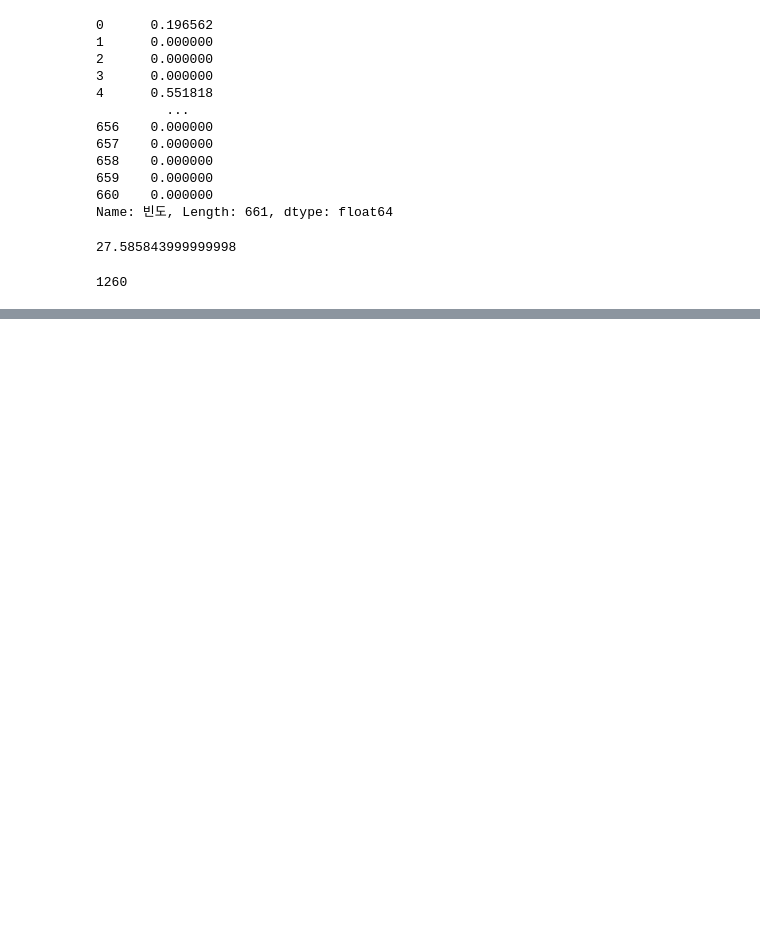
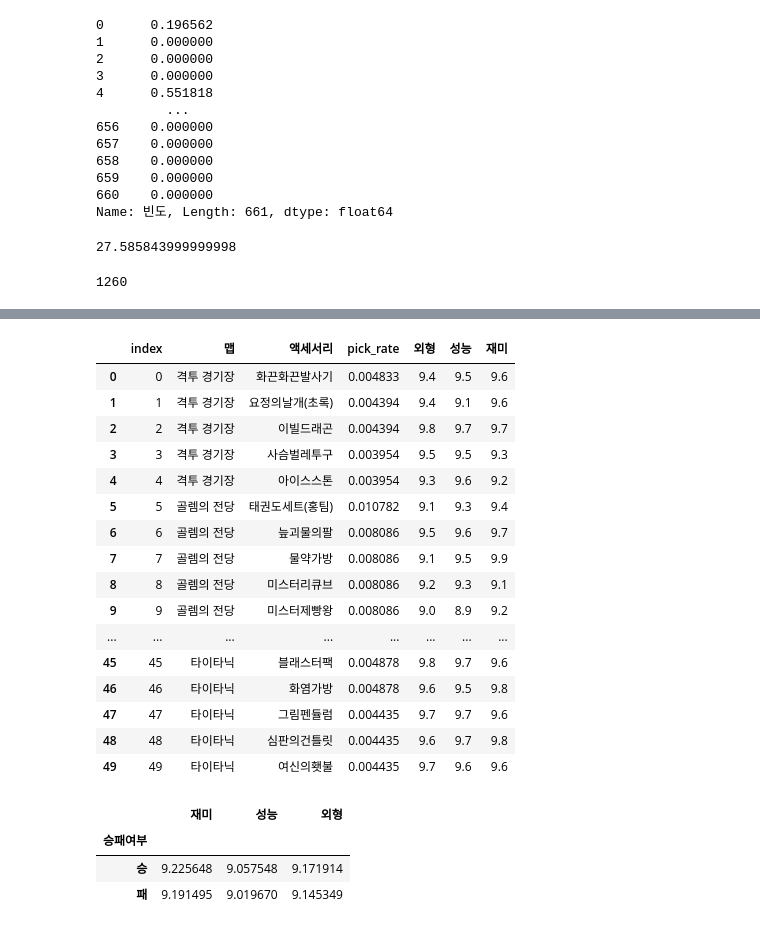
Before and after one commit to kimjaehyeonC/Toy_Getamped, a Jupyter notebook: getamped_log_generator.ipynb, the cells around one changed output, grey strips where cells are left out. Saved outputs shown, nothing was run; the diff lists cells and outputs as text; code cells hidden in the pictures; blank space fills up the shorter version.

```diff
--- a/getamped_log_generator.ipynb
+++ b/getamped_log_generator.ipynb
@@ -389,0 +396,7 @@ tendency_score_per_user = total_df.groupby(['플레이세션ID', '유저ID'])[['
+# %%
+# 픽률 top 10 액세서리
+
+session_table = total_df.drop_duplicates(subset = ['플레이세션ID', '유저ID'])
+session_num = len(session_table)
+pick_rate_table = (session_table.groupby('액세서리')[['액세서리']].count()/session_num).rename(columns = {'액세서리' :'pick_rate'}).sort_values('pick_rate', ascending = False).reset_index()
+pick_rate_table.head(10)
@@ -389,0 +483,6 @@ tendency_score_per_user = total_df.groupby(['플레이세션ID', '유저ID'])[['
+# %%
+# 주요 맵별 픽률
+main_maps = top_maps + pop_maps + mid_maps
+
+acc_count_per_map = session_table.groupby(['맵', '액세서리']).count()[['유저ID']].reset_index().rename(columns = {'유저ID' : 'count'})
+total_by_map = acc_count_per_map.groupby('맵')[['count']].sum().reset_index().rename(columns = {'count' : 'total_cnt'})
@@ -389,0 +503,5 @@ tendency_score_per_user = total_df.groupby(['플레이세션ID', '유저ID'])[['
+# %%
+total_by_main_map = acc_count_per_map.merge(total_by_map[total_by_map['맵'].isin(main_maps)], on = '맵', how = 'left')[acc_count_per_map['맵'].isin(main_maps)].reset_index(drop = True).astype({'total_cnt' : int})
+total_by_main_map['pick_rate'] = total_by_main_map['count']/total_by_main_map['total_cnt']
+
+total_by_main_map
@@ -389,0 +522,30 @@ tendency_score_per_user = total_df.groupby(['플레이세션ID', '유저ID'])[['
+# %%
+total_by_main_map_top5 = total_by_main_map.groupby('맵').apply(lambda x: x.nlargest(5, 'pick_rate')).reset_index(drop = True)
+total_by_main_map_top5.merge(df_score, on = '액세서리', how = 'left')[['맵', '액세서리', 'pick_rate', '외형', '성능', '재미']].reset_index()
+# %% [output]
+|  | index | 맵 | 액세서리 | pick_rate | 외형 | 성능 | 재미 |
+| 0 | 0 | 격투 경기장 | 화끈화끈발사기 | 0.004833 | 9.4 | 9.5 | 9.6 |
+| 1 | 1 | 격투 경기장 | 요정의날개(초록) | 0.004394 | 9.4 | 9.1 | 9.6 |
+| 2 | 2 | 격투 경기장 | 이빌드래곤 | 0.004394 | 9.8 | 9.7 | 9.7 |
+| 3 | 3 | 격투 경기장 | 사슴벌레투구 | 0.003954 | 9.5 | 9.5 | 9.3 |
+| 4 | 4 | 격투 경기장 | 아이스스톤 | 0.003954 | 9.3 | 9.6 | 9.2 |
+| 5 | 5 | 골렘의 전당 | 태권도세트(홍팀) | 0.010782 | 9.1 | 9.3 | 9.4 |
+| 6 | 6 | 골렘의 전당 | 늪괴물의팔 | 0.008086 | 9.5 | 9.6 | 9.7 |
+| 7 | 7 | 골렘의 전당 | 물약가방 | 0.008086 | 9.1 | 9.5 | 9.9 |
+| 8 | 8 | 골렘의 전당 | 미스터리큐브 | 0.008086 | 9.2 | 9.3 | 9.1 |
+| 9 | 9 | 골렘의 전당 | 미스터제빵왕 | 0.008086 | 9.0 | 8.9 | 9.2 |
+| ... | ... | ... | ... | ... | ... | ... | ... |
+| 45 | 45 | 타이타닉 | 블래스터팩 | 0.004878 | 9.8 | 9.7 | 9.6 |
+| 46 | 46 | 타이타닉 | 화염가방 | 0.004878 | 9.6 | 9.5 | 9.8 |
+| 47 | 47 | 타이타닉 | 그림펜듈럼 | 0.004435 | 9.7 | 9.7 | 9.6 |
+| 48 | 48 | 타이타닉 | 심판의건틀릿 | 0.004435 | 9.6 | 9.7 | 9.8 |
+| 49 | 49 | 타이타닉 | 여신의횃불 | 0.004435 | 9.7 | 9.6 | 9.6 |
+# %%
+# 승패에 따른 점수
+
+session_table.groupby('승패여부')[['재미', '성능', '외형']].mean()
+# %% [output]
+|  | 재미 | 성능 | 외형 |
+| 승패여부 |  |  |  |
+| 승 | 9.225648 | 9.057548 | 9.171914 |
+| 패 | 9.191495 | 9.019670 | 9.145349 |
```
Also changed, not shown: parts of 18 cells of this notebook.
